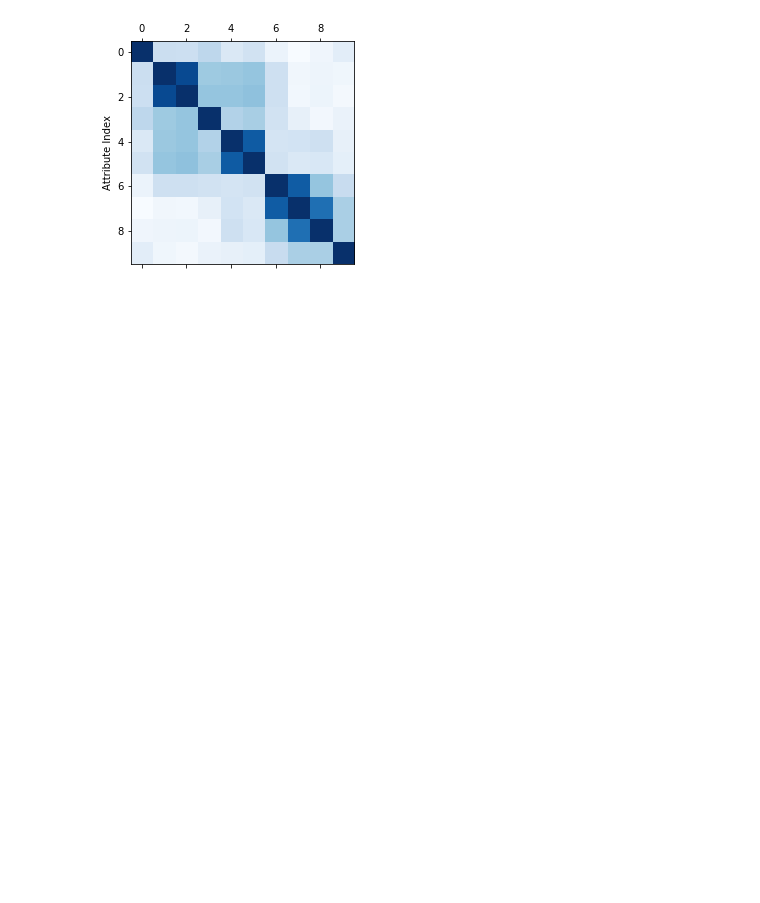
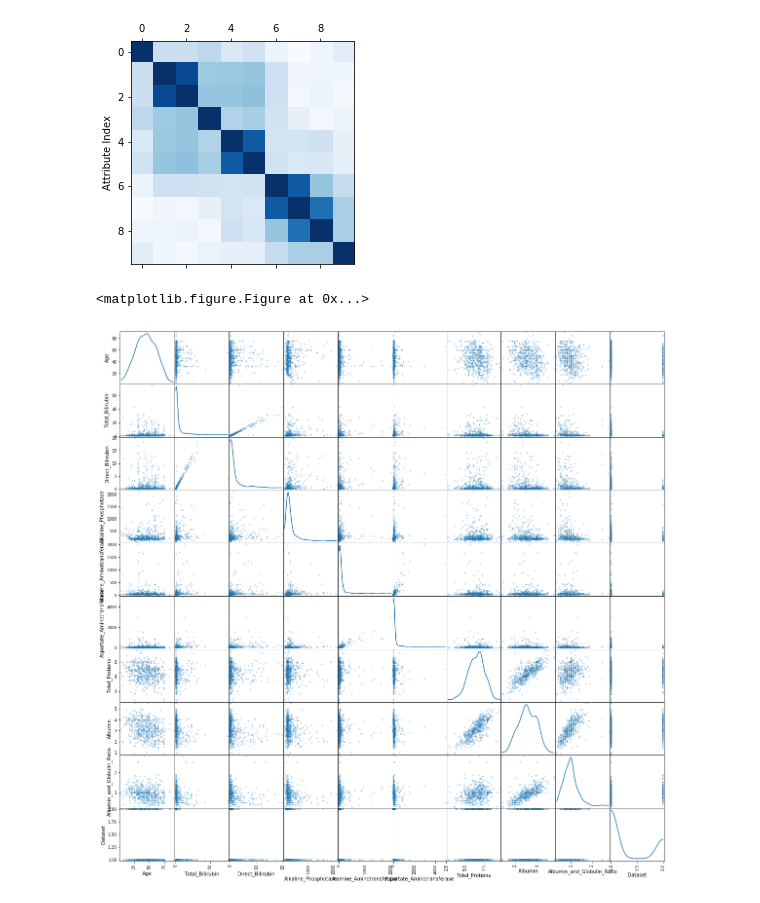
Before and after one commit to asharel/ml, a Jupyter notebook: LAB1/src/Practica1.ipynb, the cells around one changed output. Drawn from its saved outputs; the diff is of its cells as text; code cells hidden in the pictures; blank space fills up the shorter version.

```diff
--- a/LAB1/src/Practica1.ipynb
+++ b/LAB1/src/Practica1.ipynb
@@ -270,3 +311,13 @@ plt.ylabel("Attribute Index")
 plt.show()
 # %% [output]
 [figure]
+# %%
+#### Scatter Matrix Plot
+
+plt.figure()
+from pandas.tools.plotting import scatter_matrix
+scatter_matrix(dataset, alpha=0.3, figsize=(20, 20), diagonal='kde')
+plt.show()
+# %% [output]
+<matplotlib.figure.Figure at 0x...>
+[figure, added]
```
Also changed, not shown: parts of 8 cells of this notebook.
